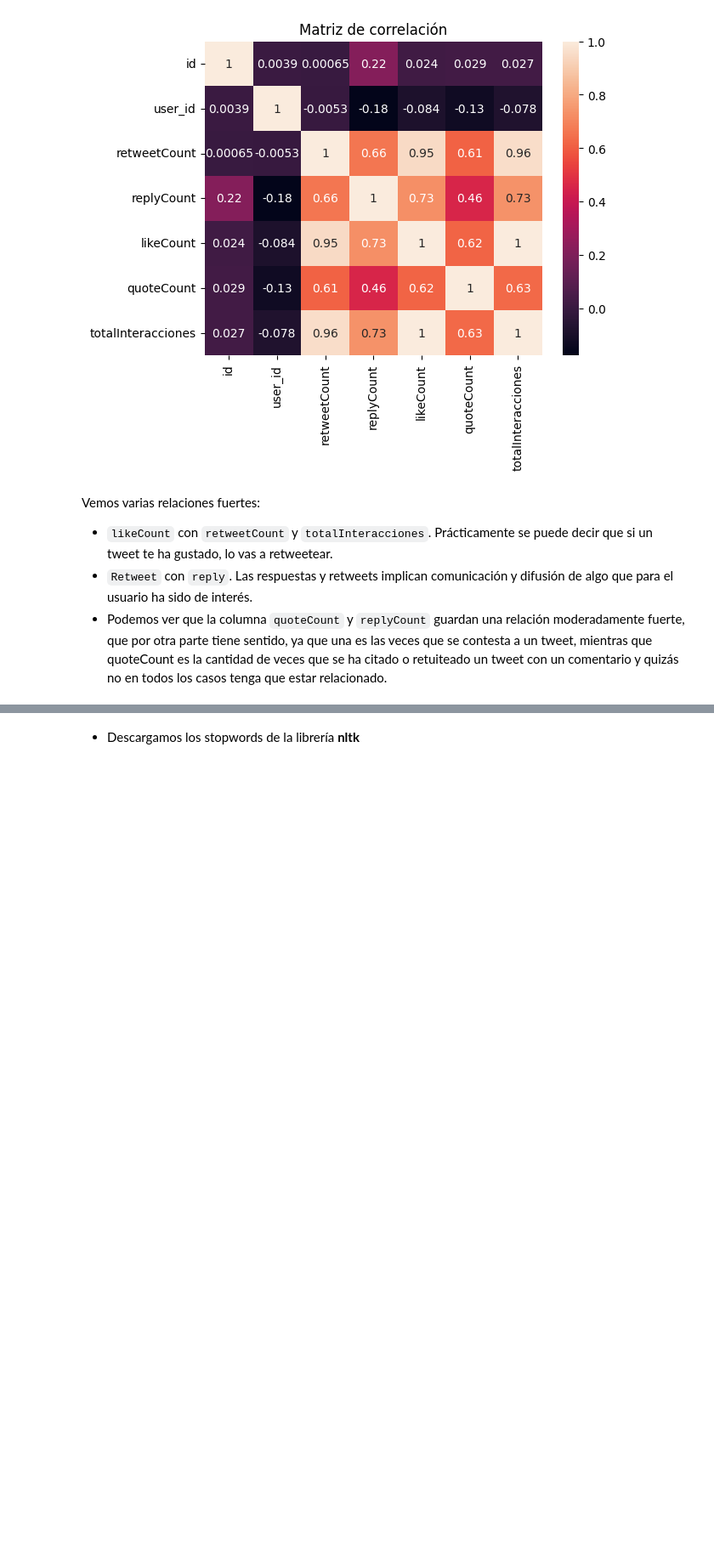
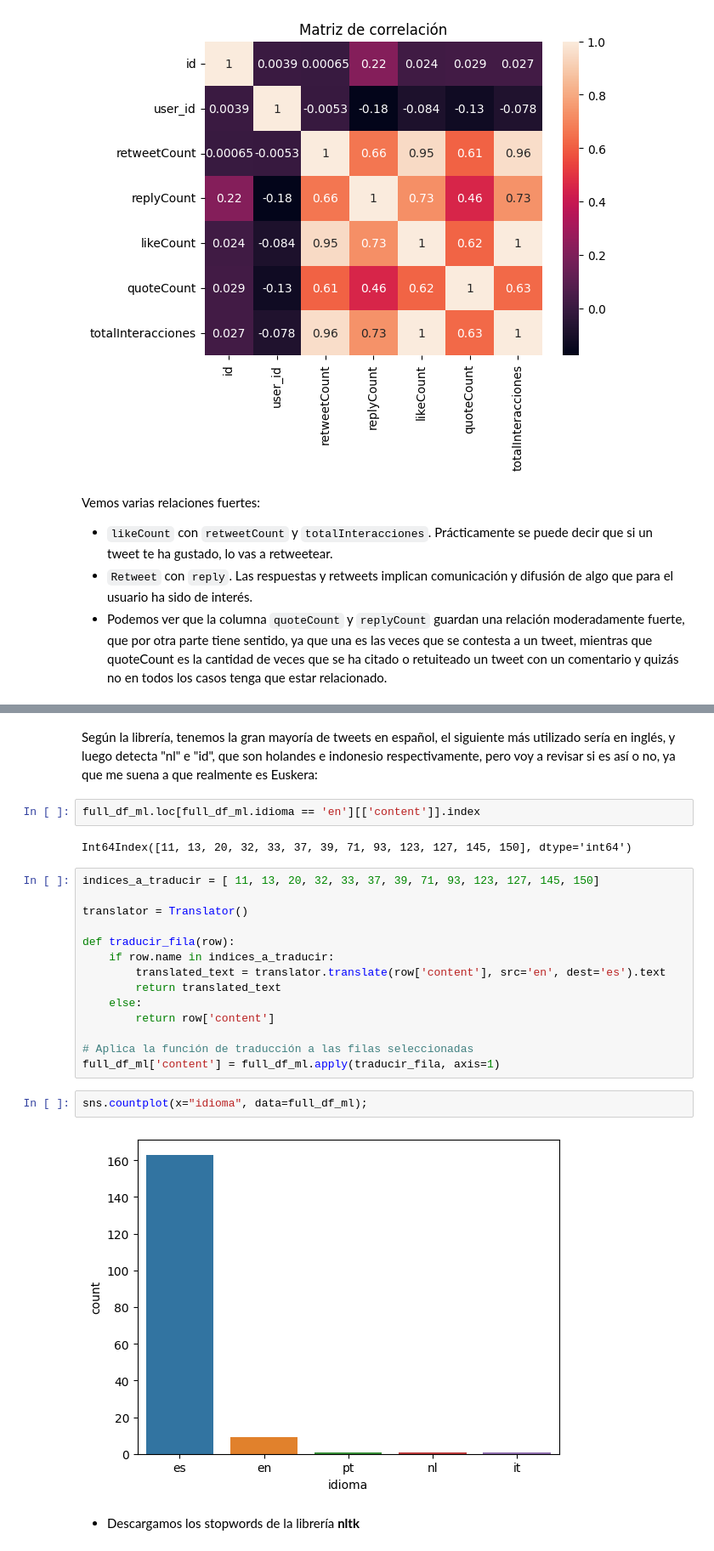
Before and after one commit to Lean788/Analisis_sentimientos__twitter, a Jupyter notebook: main.ipynb, the cells around one changed output, grey strips where cells are left out. Shown at 85% size. Cells and saved outputs as stored; diff of their text form; blank space fills up the shorter version.

```diff
--- a/main.ipynb
+++ b/main.ipynb
@@ -299,3 +586,27 @@ emojis = {':)': 'smile', ':-)': 'smile', ';d': 'wink', ':-E': 'vampire', ':(': '
+# %% [markdown]
+Según la librería, tenemos la gran mayoría de tweets en español, el siguiente más utilizado sería en inglés, y luego detecta "nl" e "id", que son holandes e indonesio respectivamente, pero voy a revisar si es así o no, ya que me suena a que realmente es Euskera:
+# %%
+full_df_ml.loc[full_df_ml.idioma == 'en'][['content']].index
+# %% [output]
+Int64Index([11, 13, 20, 32, 33, 37, 39, 71, 93, 123, 127, 145, 150], dtype='int64')
+# %%
+indices_a_traducir = [ 11, 13, 20, 32, 33, 37, 39, 71, 93, 123, 127, 145, 150]
+
+translator = Translator()
+
+def traducir_fila(row):
+    if row.name in indices_a_traducir:
+        translated_text = translator.translate(row['content'], src='en', dest='es').text
+        return translated_text
+    else:
+        return row['content']
+
+# Aplica la función de traducción a las filas seleccionadas
+full_df_ml['content'] = full_df_ml.apply(traducir_fila, axis=1)
+# %%
+sns.countplot(x="idioma", data=full_df_ml);
+# %% [output]
+[figure, added]
 # %% [markdown]
 - Descargamos los stopwords de la librería **nltk**
 # %%
```
Also changed, not shown: parts of 79 cells of this notebook, 5 other files.
